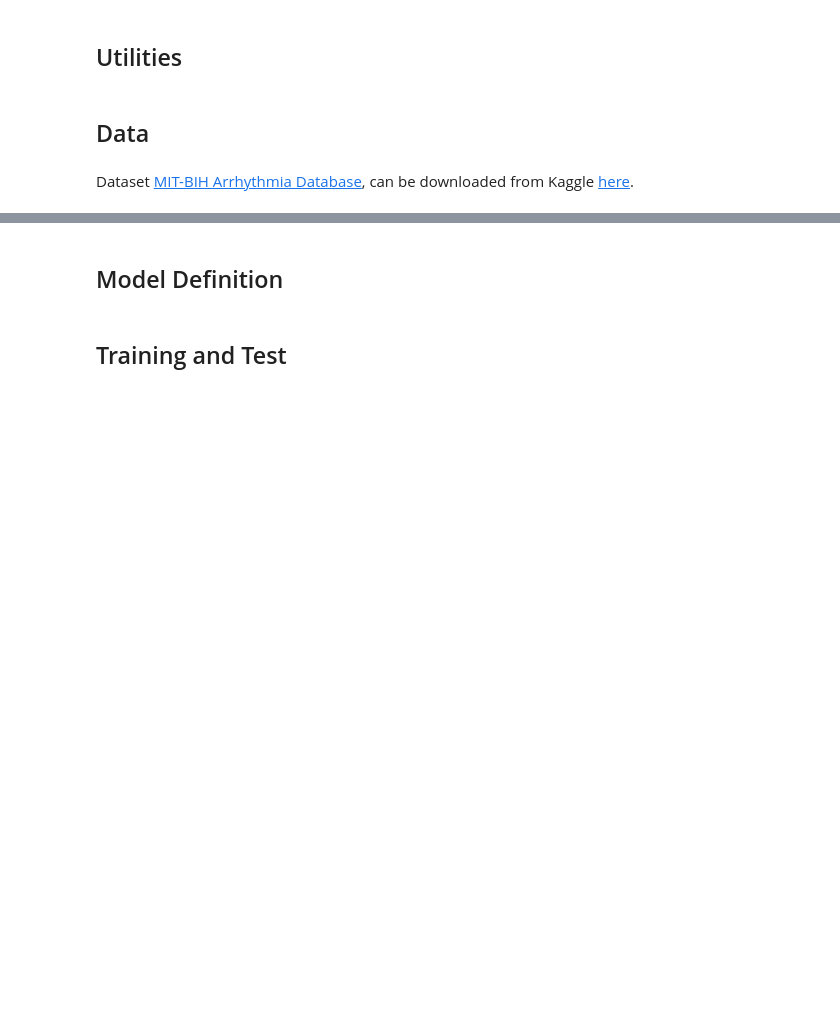
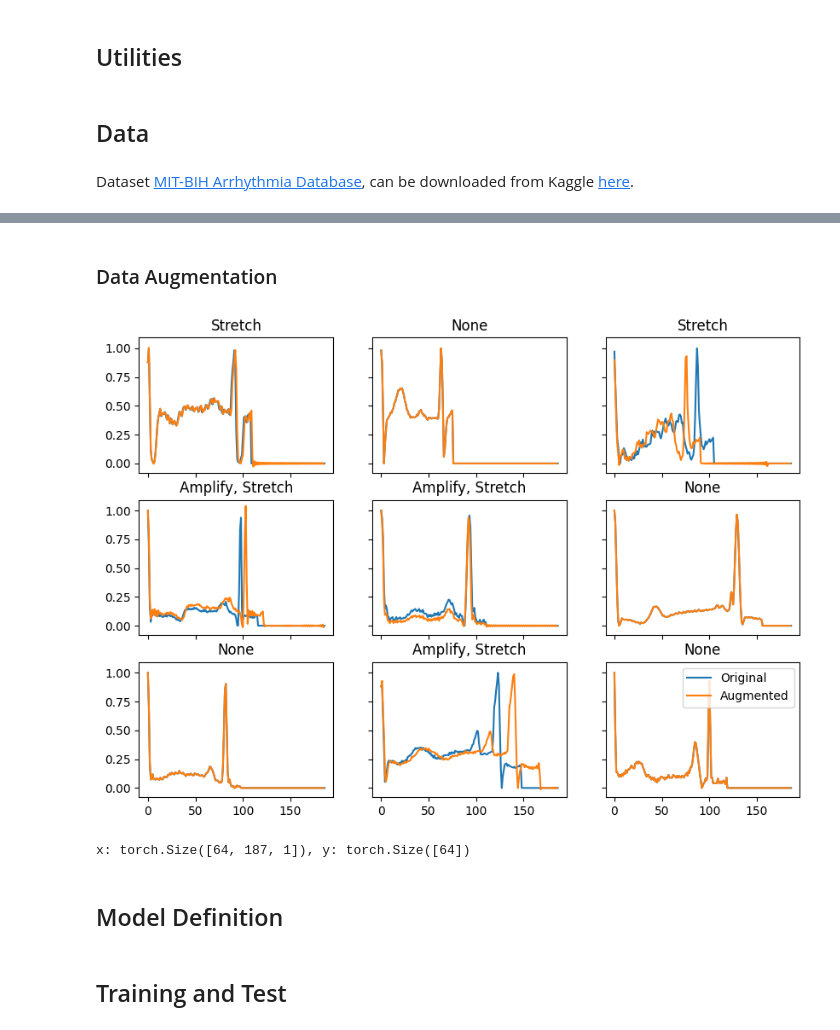
Before and after one commit to matteodonati/applications-of-artificial-intelligence-lab, a Jupyter notebook: notebooks/2-rnns.ipynb, the cells around one changed output, grey strips where cells are left out. Cells and saved outputs as stored; diff of their text form; code cells hidden in the pictures; blank space fills up the shorter version.

```diff
--- a/notebooks/2-rnns.ipynb
+++ b/notebooks/2-rnns.ipynb
@@ -69,0 +111,2 @@ plt.show()
+# %% [markdown]
+### Data Augmentation
@@ -69,0 +168,19 @@ plt.show()
+# %%
+# New Augment object.
+augment = Augment([Amplify(), Stretch()], True)
+
+# Plot augmentations.
+rows, cols = 3, 3
+fig, ax = plt.subplots(rows, cols, figsize=(10, 7), sharex=True, sharey=True)
+for r in range(rows):
+    for c in range(cols):
+        sample = df_train.sample(1).values.flatten()
+        aug_sample, augs = augment(sample[:-1])
+        y = labels_map[sample[-1]]
+        ax[r, c].plot(sample[:-1])
+        ax[r, c].plot(aug_sample[:-1])
+        ax[r, c].set_title(augs if augs != '' else 'None')
+plt.legend(['Original', 'Augmented'])
+plt.show()
+# %% [output]
+[figure, added]
@@ -70,2 +221,8 @@ plt.show()
+# %%
+for x, y in train_loader:
+    print(f'x: {x.shape}, y: {y.shape}')
+    break
+# %% [output]
+x: torch.Size([64, 187, 1]), y: torch.Size([64])
 # %% [markdown]
 ## Model Definition
```
Also changed, not shown: parts of 14 cells of this notebook.
